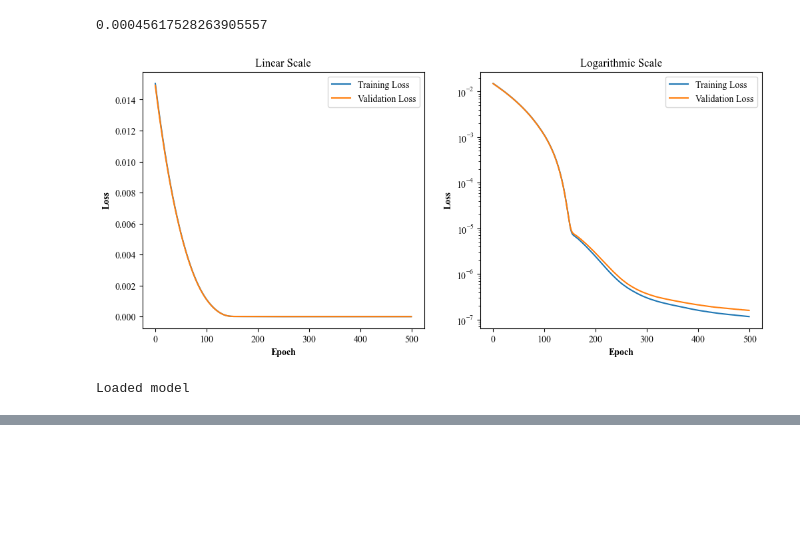
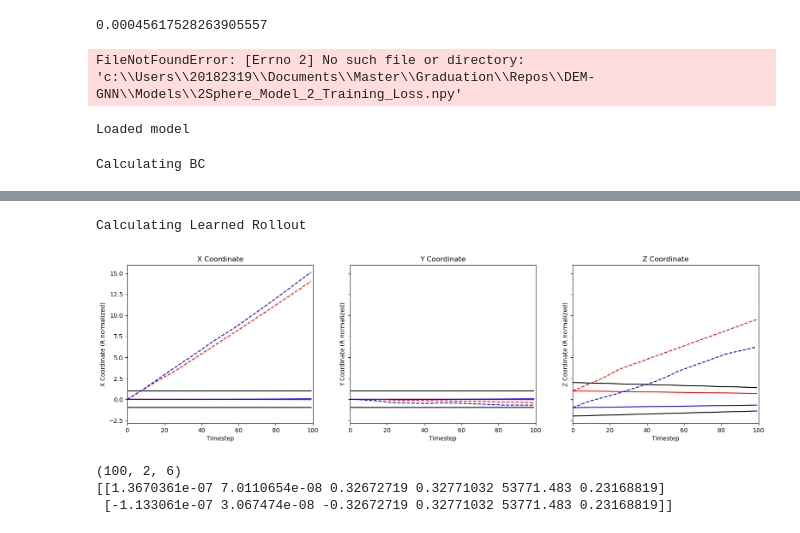
Before and after one commit to MaxGeraedts/DEM-GNN, a Jupyter notebook: Equivariant_model.ipynb, the cells around one changed output, grey strips where cells are left out. Drawn from its saved outputs; the diff is of its cells as text; code cells hidden in the pictures; blank space fills up the shorter version.

```diff
--- a/Equivariant_model.ipynb
+++ b/Equivariant_model.ipynb
@@ -21,7 +21,7 @@ True
 from ML_functions import DEM_Dataset, Trainer, GetModel
 # %%
 dataset_name="2Sphere"
-model_ident = "Model_1"
+model_ident = "Model_2"
 data_split=[0.85, 0.95]
 pre_transform = T.Compose([T.Cartesian(False),
                            T.Distance(norm=False,cat=True)])
@@ -154,7 +154,7 @@ def MaskTestData(dataset_name):
 from Plotting import PlotTrainingLoss
 fig, axs = PlotTrainingLoss(dataset_name,model_ident)
 # %% [output]
-[figure, removed]
+FileNotFoundError: [Errno 2] No such file or directory: 'c:\\Users\\20182319\\Documents\\Master\\Graduation\\Repos\\DEM-GNN\\Models\\2Sphere_Model_2_Training_Loss.npy'
 # %%
 from Plotting import PlotXYZ
 from ML_functions import NormalizePos, GetModel
@@ -162,8 +162,17 @@ dataset_name = "2Sphere"
 model_ident = "Model_1"
 model = GetModel(dataset_name,model_ident)
 
-tol = 0
+tol = 0.7
 transform = T.Compose([NormalizePos(dataset_name),pre_transform])
 AggregatedArgs = MaskTestData(dataset_name)
 # %% [output]
 Loaded model
+# %%
+for sample_idx in [0]:
+    #AggregatedArgs = SplitData(dataset_name,data_split)
+    Rollout = LearnedSimulator(model,*AggregatedArgs,i=sample_idx,tol=tol,transform=transform,timesteps=100)
+
+    if dataset_name == "2Sphere":
+        PlotXYZ(Rollout,t_max=100)
+# %% [output]
+Calculating BC
@@ -169,0 +180,22 @@ Loaded model
+Calculating Learned Rollout
+[figure, added]
+# %%
+from Encoding import ConstructTopology
+AggregatedArgs = MaskTestData(dataset_name)
+data,top,bc = AggregatedArgs
+data = data[0]
+top = top[0]
+bc = bc[0]
+t=0
+BC_t = bc.copy()
+BC_t[:,:3] = bc[:,:3]+(t+1)*bc[:,-3:]
+
+print(data.shape)
+R_avg = data[0,:,3].mean()
+par_data = data[0]
+super_topology = ConstructTopology(par_data,BC_t,1)-1
+print(par_data)
+# %% [output]
+(100, 2, 6)
+[[1.3670361e-07 7.0110654e-08 0.32672719 0.32771032 53771.483 0.23168819]
+ [-1.133061e-07 3.067474e-08 -0.32672719 0.32771032 53771.483 0.23168819]]
```
Also changed, not shown: parts of 6 cells of this notebook, 5 other files.
